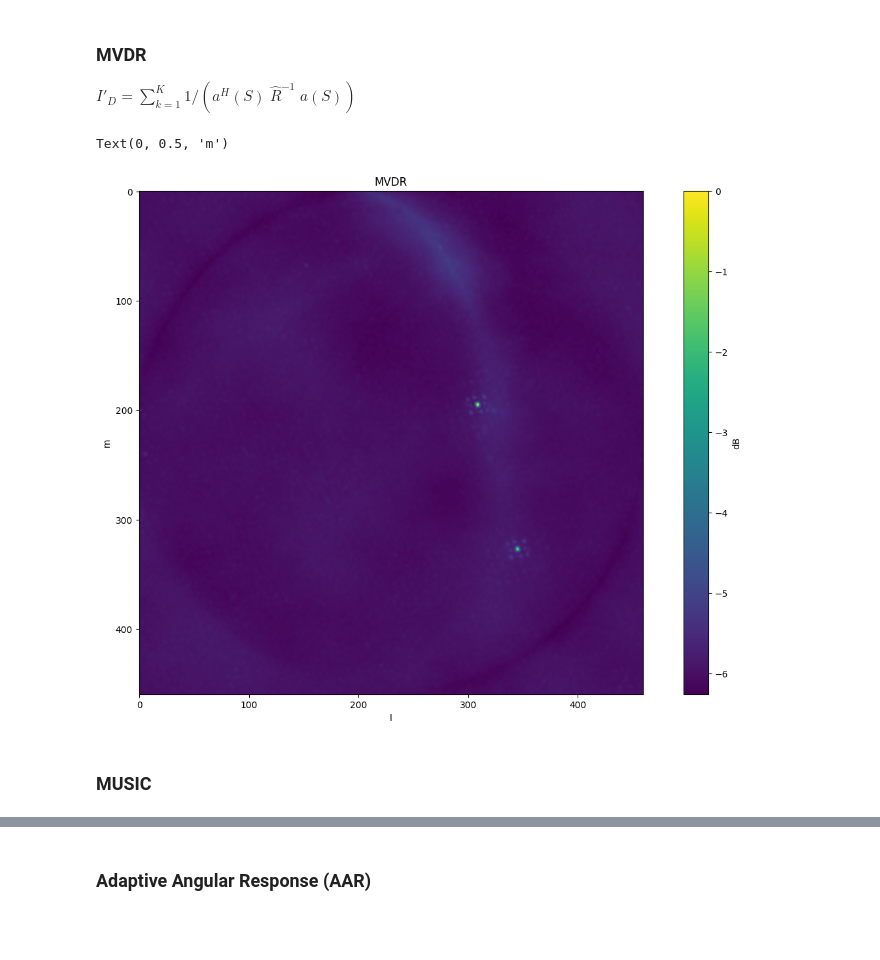
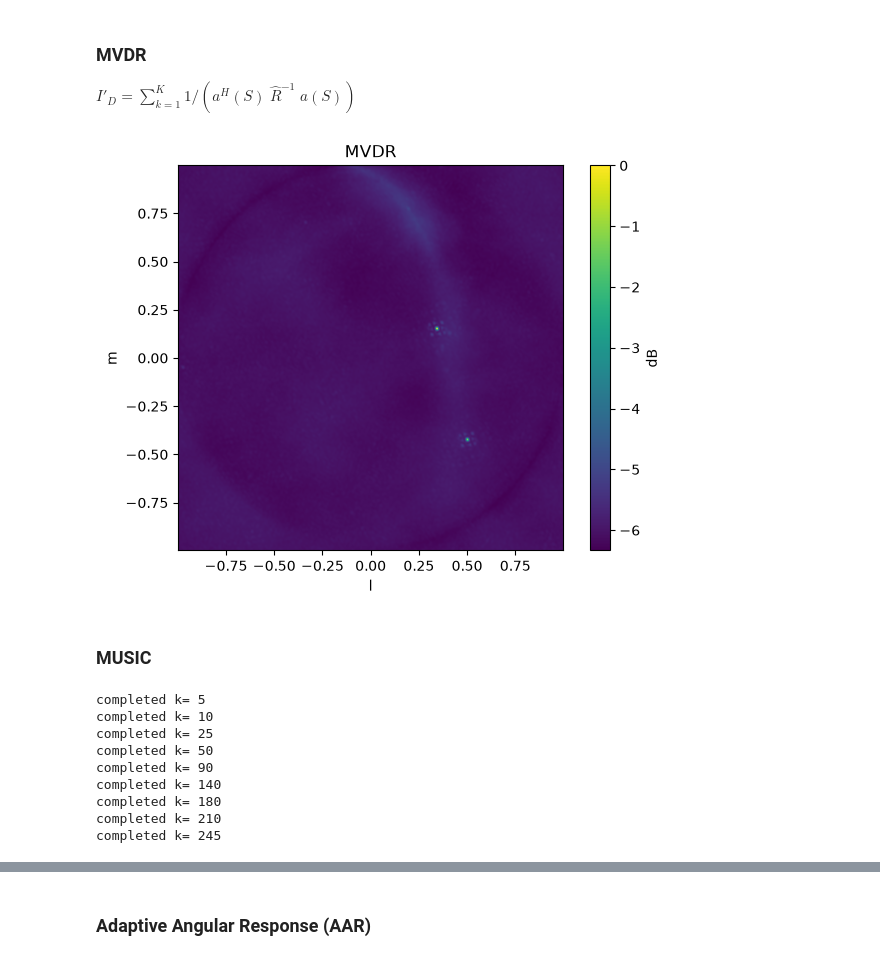
Before and after one commit to craftermathijs/EE4795-StatDSP-RadAstroImg, a Jupyter notebook: project.ipynb, the cells around one changed output, grey strips where cells are left out. Saved outputs shown, nothing was run; the diff lists cells and outputs as text; code cells hidden in the pictures; blank space fills up the shorter version.

```diff
--- a/project.ipynb
+++ b/project.ipynb
@@ -22,16 +22,12 @@ lon = np.squeeze(mat["lon"])
 lat = np.squeeze(mat["lat"])
 Rh = mat["Rh"]
 
-# print(poslocal.min(axis=0).round(4))
-# print(poslocal.max(axis=0).round(4))
-# print(np.ptp(poslocal, axis=0).round(4))
-
 c = 299792458
 p = len(Rh) # number of receiving elements
 lambd = c / freq
 
-x = poslocal[:, 1]
-y = poslocal[:, 2]
+x = poslocal[:, 0]
+y = poslocal[:, 1]
 dist = np.sqrt((x[:,None] - x[None, :])**2 + (y[:,None] - y[None,:])**2)
 
 D = np.max(dist)
@@ -39,8 +35,11 @@ D = np.max(dist)
 dl = 0.25 * lambd / D
 
 l = np.arange(0, 1, dl)
-l = np.concatenate((-np.flipud(l[2:]), l))
+l = np.concatenate((-np.flipud(l[1:]), l))
 
 m = l.copy()
+
+r = poslocal - poslocal.mean(axis=0)
+r = r[:, 0:2]
 # %% [output]
 ['ans', 'freq', 'poslocal', 't_obs_matlab', 'lon', 'lat', 'Rh']
@@ -49,10 +63,7 @@ m = l.copy()
 This solution simply calculates:
 $P = a^H R_h a$
 # %%
-L, M = np.meshgrid(l, m)
 P = np.zeros((len(m), len(l)))
-r = poslocal - poslocal.mean()
-r = r[:, 0:2]
 
 for i in range(len(m)):
     for j in range(len(l)):
@@ -87,28 +98,58 @@ Text(0, 0.5, 'm')
 ### MVDR
 $I'_D =  \sum^{K}_{k=1} 1/(a^H(S)\; \hat{R}^{-1}\; a(S)) $
 # %%
-L, M = np.meshgrid(l, m)
 P = np.zeros((len(m), len(l)))
-r = poslocal - poslocal.mean()
-r = r[:, 0:2]
-
+Rinv = np.linalg.inv(Rh)
 
 for i in range(len(m)):
     for j in range(len(l)):
         s = np.array([l[j], m[i]])
         a = np.exp(-2j * np.pi / lambd * (r @ s))
-        P[i, j] = 1/ np.real(np.conj(a).T @ np.linalg.solve(Rh, a))
+        P[i, j] = 1/ np.real(np.conj(a).T @ Rinv @ a)
 # %%
 P_dB = 10 * np.log10(P / np.nanmax(P))
 
-plt.figure(figsize=(16,10))
-plt.imshow(P_dB)
+plt.figure(figsize=(7,5))
+plt.imshow(P_dB, extent=[l.min(), l.max(), m.min(), m.max()])
 plt.colorbar(label='dB')
 plt.title("MVDR")
 plt.xlabel('l')
 plt.ylabel('m')
+plt.savefig("MVDR.svg", format="svg", bbox_inches="tight")
 # %% [output]
-Text(0, 0.5, 'm')
-[figure, old version]
+[figure, new version]
 # %% [markdown]
 ### MUSIC
+# %%
+P = np.zeros((len(m), len(l)))
+eigenvalues, eigenvectors = np.linalg.eigh(Rh)
+idx = np.argsort(eigenvalues)[::-1]
+eigenvalues = eigenvalues[idx]
+eigenvectors = eigenvectors[:, idx]
+
+k_list = [5, 10, 25, 50, 90, 140, 180, 210, 245]
+P_dB = np.zeros((len(k_list), len(m), len(l)))
+
+for k in range(len(k_list)):
+    Un = eigenvectors[:, k_list[k]:] #Number of sources, usefull for filtering, leaving empty add tons of noise
+    Pn = Un @ np.conj(Un).T
+
+    for i in range(len(m)):
+        for j in range(len(l)):
+            s = np.array([l[j], m[i]])
+            a = np.exp(-2j * np.pi / lambd * (r @ s))
+            P[i, j] = 1/np.real(np.conj(a) @ Pn @ a)
+
+    P_dB[k] = 10 * np.log10(P / np.nanmax(P))
+
+    print("completed k=", k_list[k])
+# %% [output]
+completed k= 5
+completed k= 10
+completed k= 25
+completed k= 50
+completed k= 90
+completed k= 140
+completed k= 180
+completed k= 210
+completed k= 245
```
Also changed, not shown: parts of 8 cells of this notebook.
